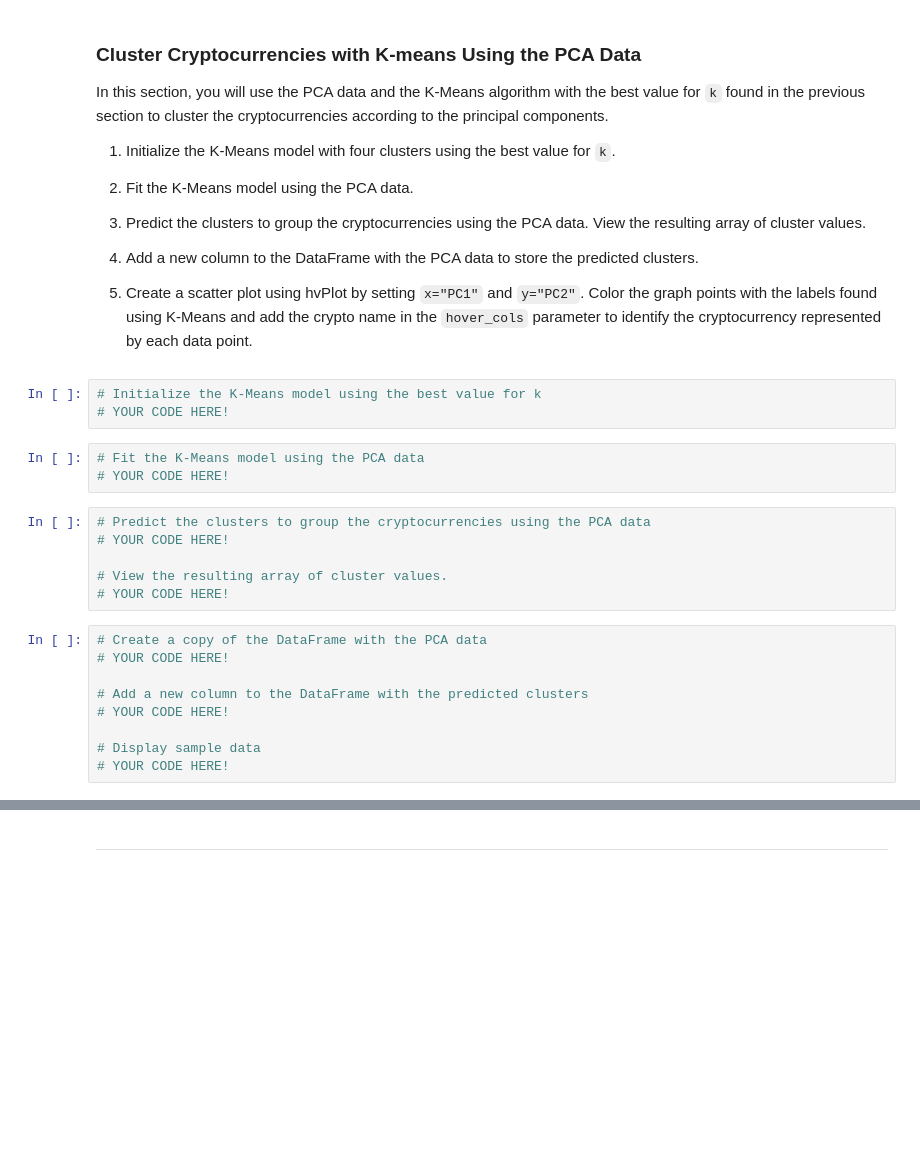
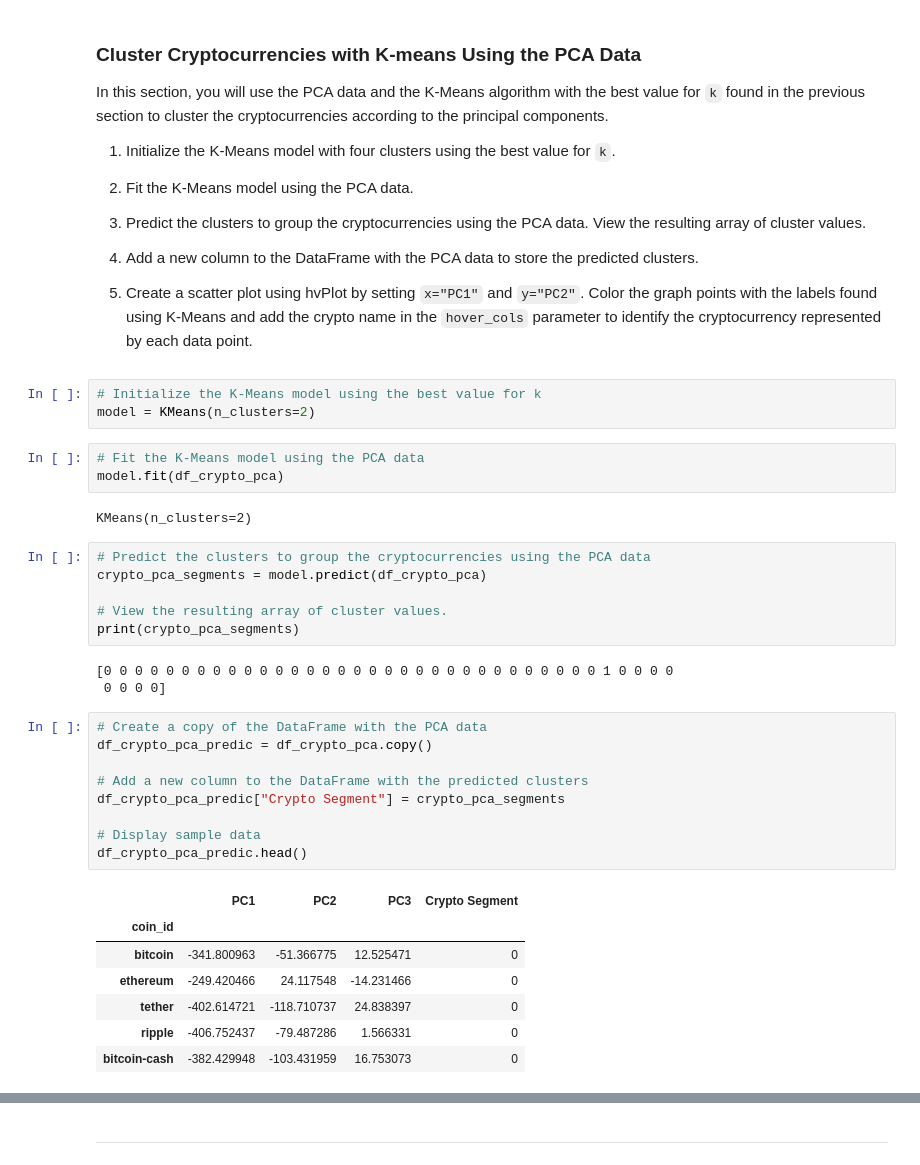
Before and after one commit to IsaiahTT/Challenge_10, a Jupyter notebook: Starter_Code/crypto_investments.ipynb, the cells around one changed output, grey strips where cells are left out. Drawn from its saved outputs; the diff is of its cells as text; blank space fills up the shorter version.

Commit message:
Clustered crypto with k means using PCA data

```diff
--- a/Starter_Code/crypto_investments.ipynb
+++ b/Starter_Code/crypto_investments.ipynb
@@ -375,25 +375,38 @@ In this section, you will use the PCA data and the K-Means algorithm with the be
 5. Create a scatter plot using hvPlot by setting `x="PC1"` and `y="PC2"`. Color the graph points with the labels found using K-Means and add the crypto name in the `hover_cols` parameter to identify the cryptocurrency represented by each data point.
 # %%
 # Initialize the K-Means model using the best value for k
-# YOUR CODE HERE!
+model = KMeans(n_clusters=2)
 # %%
 # Fit the K-Means model using the PCA data
-# YOUR CODE HERE!
+model.fit(df_crypto_pca)
+# %% [output]
+KMeans(n_clusters=2)
 # %%
 # Predict the clusters to group the cryptocurrencies using the PCA data
-# YOUR CODE HERE!
+crypto_pca_segments = model.predict(df_crypto_pca)
 
 # View the resulting array of cluster values.
-# YOUR CODE HERE!
+print(crypto_pca_segments)
+# %% [output]
+[0 0 0 0 0 0 0 0 0 0 0 0 0 0 0 0 0 0 0 0 0 0 0 0 0 0 0 0 0 0 0 0 1 0 0 0 0
+ 0 0 0 0]
 # %%
 # Create a copy of the DataFrame with the PCA data
-# YOUR CODE HERE!
+df_crypto_pca_predic = df_crypto_pca.copy()
 
 # Add a new column to the DataFrame with the predicted clusters
-# YOUR CODE HERE!
+df_crypto_pca_predic["Crypto Segment"] = crypto_pca_segments
 
 # Display sample data
-# YOUR CODE HERE!
+df_crypto_pca_predic.head()
+# %% [output]
+|  | PC1 | PC2 | PC3 | Crypto Segment |
+| coin_id |  |  |  |  |
+| bitcoin | -341.800963 | -51.366775 | 12.525471 | 0 |
+| ethereum | -249.420466 | 24.117548 | -14.231466 | 0 |
+| tether | -402.614721 | -118.710737 | 24.838397 | 0 |
+| ripple | -406.752437 | -79.487286 | 1.566331 | 0 |
+| bitcoin-cash | -382.429948 | -103.431959 | 16.753073 | 0 |
 # %%
 # Create a scatter plot using hvPlot by setting
 # `x="PC1"` and `y="PC2"`.
```
Also changed, not shown: parts of 1 cell of this notebook.
